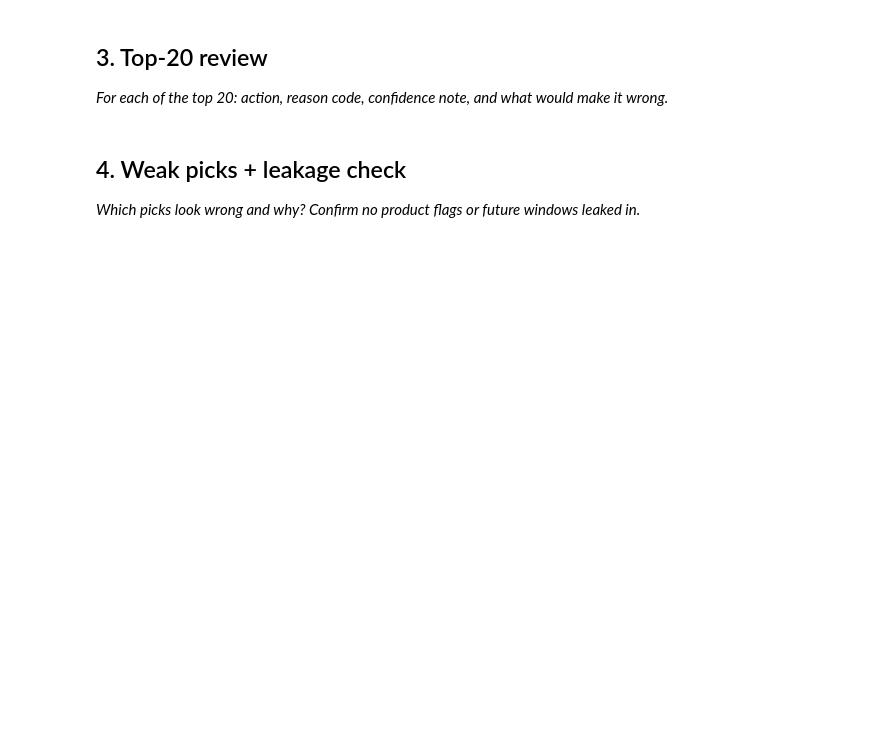
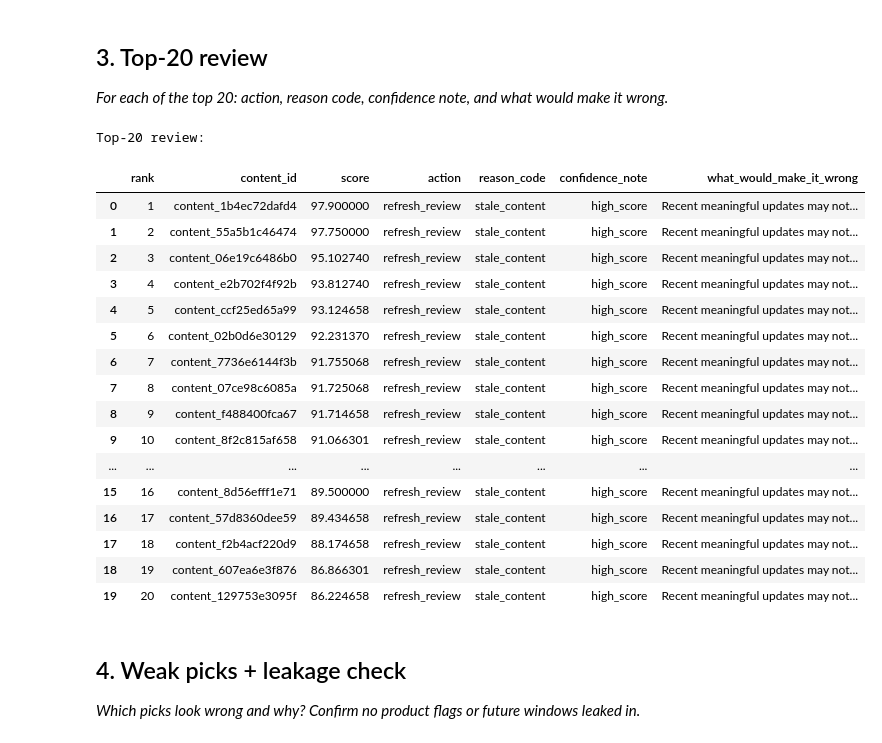
Before and after one commit to deeepanshchandra/flyrank-aiml-internship, a Jupyter notebook: work/notebooks/w04_baseline_score.ipynb, the cells around one changed output. Drawn from its saved outputs; the diff is of its cells as text; code cells hidden in the pictures; blank space fills up the shorter version.

```diff
--- a/work/notebooks/w04_baseline_score.ipynb
+++ b/work/notebooks/w04_baseline_score.ipynb
@@ -30,3 +236,66 @@ This skeleton is yours to fill. Work the sections **in order** — each one has
+# %%
+# Review the top 20 ranked pages.
+# The review uses only the baseline signals and makes the uncertainty explicit.
+
+top20 = baseline.head(20).copy()
+
+def confidence_note(row):
+    if row["score"] >= baseline["score"].quantile(0.95):
+        return "high_score"
+    elif row["score"] >= baseline["score"].quantile(0.90):
+        return "moderate_score"
+    else:
+        return "lower_score"
+
+def what_would_make_it_wrong(row):
+    if row["reason_code"] == "stale_content":
+        return "Recent meaningful updates may not be reflected in the staleness field."
+    elif row["reason_code"] == "low_ctr":
+        return "Low CTR may be explained by query mix or position rather than a content problem."
+    elif row["reason_code"] == "weak_visibility":
+        return "Poor position may reflect search demand or competition rather than refresh need."
+    else:
+        return "The combined signals may not indicate a useful intervention after manual review."
+
+top20["confidence_note"] = top20.apply(confidence_note, axis=1)
+top20["what_would_make_it_wrong"] = top20.apply(
+    what_would_make_it_wrong,
+    axis=1
+)
+
+review_cols = [
+    "rank",
+    "content_id",
+    "score",
+    "action",
+    "reason_code",
+    "confidence_note",
+    "what_would_make_it_wrong"
+]
+
+top20_review = top20[review_cols].copy()
+
+print("Top-20 review:")
+display(top20_review)
+# %% [output]
+Top-20 review:
+|  | rank | content_id | score | action | reason_code | confidence_note | what_would_make_it_wrong |
+| 0 | 1 | content_1b4ec72dafd4 | 97.900000 | refresh_review | stale_content | high_score | Recent meaningful updates may not... |
+| 1 | 2 | content_55a5b1c46474 | 97.750000 | refresh_review | stale_content | high_score | Recent meaningful updates may not... |
+| 2 | 3 | content_06e19c6486b0 | 95.102740 | refresh_review | stale_content | high_score | Recent meaningful updates may not... |
+| 3 | 4 | content_e2b702f4f92b | 93.812740 | refresh_review | stale_content | high_score | Recent meaningful updates may not... |
+| 4 | 5 | content_ccf25ed65a99 | 93.124658 | refresh_review | stale_content | high_score | Recent meaningful updates may not... |
+| 5 | 6 | content_02b0d6e30129 | 92.231370 | refresh_review | stale_content | high_score | Recent meaningful updates may not... |
+| 6 | 7 | content_7736e6144f3b | 91.755068 | refresh_review | stale_content | high_score | Recent meaningful updates may not... |
+| 7 | 8 | content_07ce98c6085a | 91.725068 | refresh_review | stale_content | high_score | Recent meaningful updates may not... |
+| 8 | 9 | content_f488400fca67 | 91.714658 | refresh_review | stale_content | high_score | Recent meaningful updates may not... |
+| 9 | 10 | content_8f2c815af658 | 91.066301 | refresh_review | stale_content | high_score | Recent meaningful updates may not... |
+| ... | ... | ... | ... | ... | ... | ... | ... |
+| 15 | 16 | content_8d56efff1e71 | 89.500000 | refresh_review | stale_content | high_score | Recent meaningful updates may not... |
+| 16 | 17 | content_57d8360dee59 | 89.434658 | refresh_review | stale_content | high_score | Recent meaningful updates may not... |
+| 17 | 18 | content_f2b4acf220d9 | 88.174658 | refresh_review | stale_content | high_score | Recent meaningful updates may not... |
+| 18 | 19 | content_607ea6e3f876 | 86.866301 | refresh_review | stale_content | high_score | Recent meaningful updates may not... |
+| 19 | 20 | content_129753e3095f | 86.224658 | refresh_review | stale_content | high_score | Recent meaningful updates may not... |
 # %% [markdown]
 ## 4. Weak picks + leakage check
 
```
Also changed, not shown: parts of 12 cells of this notebook.
